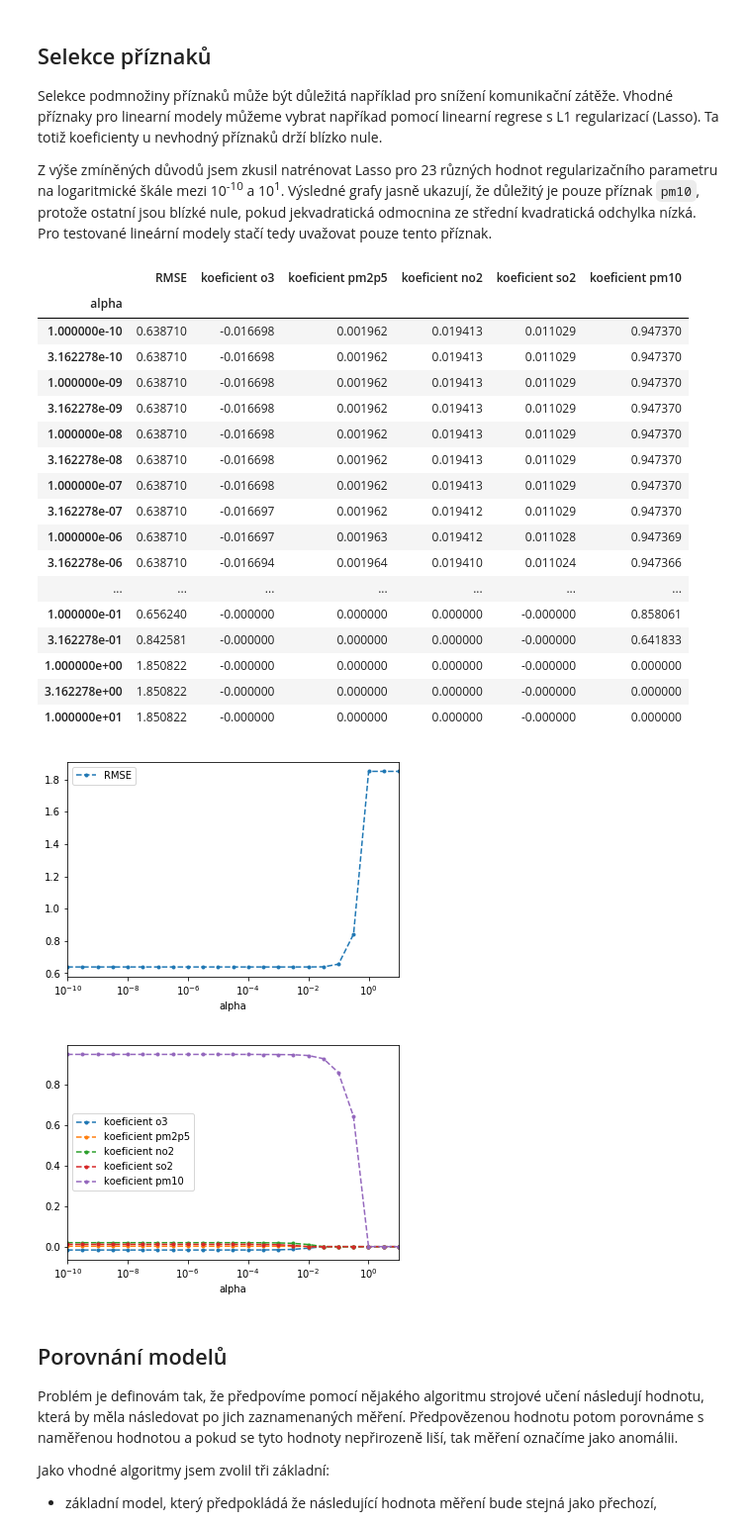
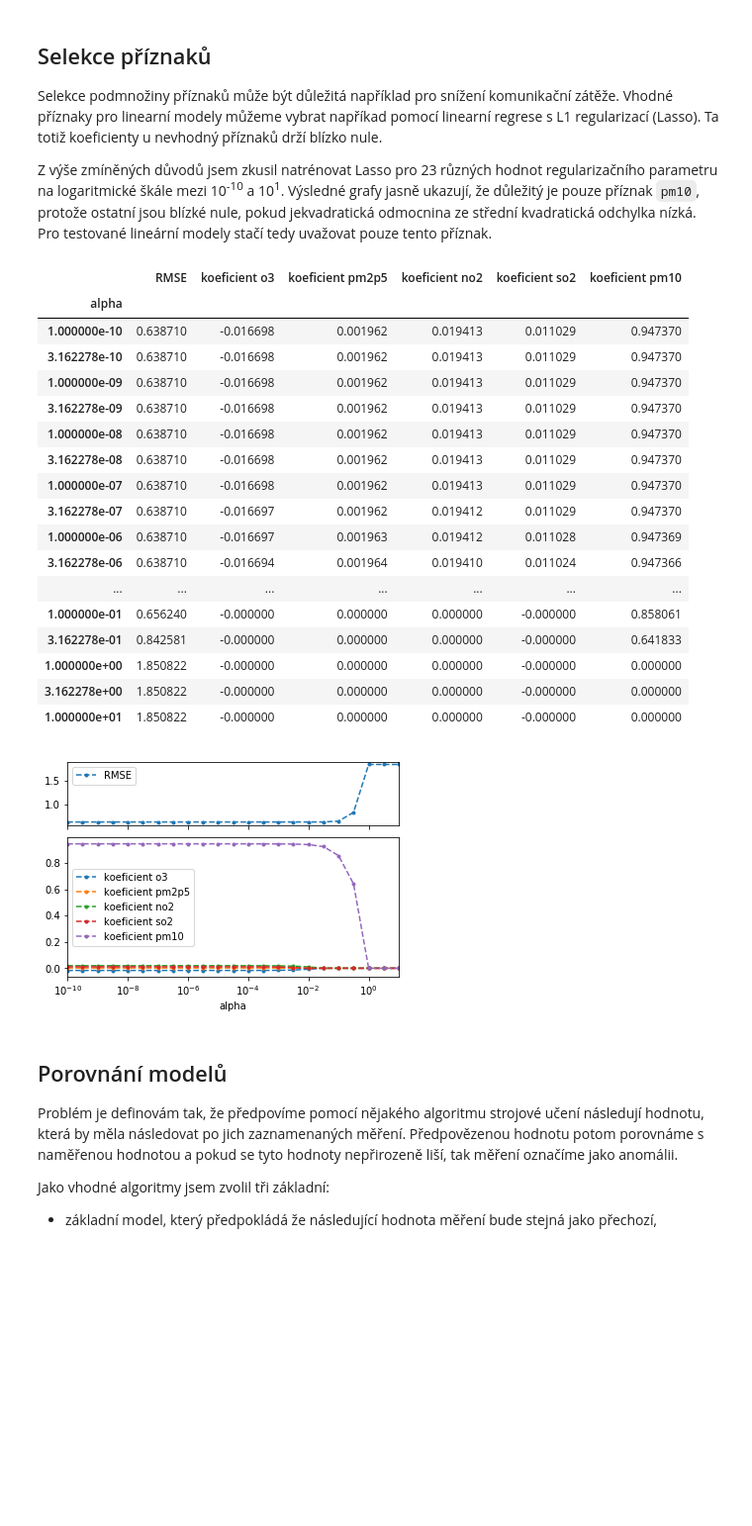
Before and after one commit to podondra/lampy, a Jupyter notebook: analyza.ipynb, the cells around one changed output. Shown at 99% size. Drawn from its saved outputs; the diff is of its cells as text; code cells hidden in the pictures; blank space fills up the shorter version.

```diff
--- a/analyza.ipynb
+++ b/analyza.ipynb
@@ -279,37 +287,43 @@ lasso_stats.index.name = 'alpha'
 
 for alpha in alphas:
     lasso = linear_model.Lasso(alpha=alpha)
     lasso.fit(X_tr_all, y_tr)
 
     y_pred = lasso.predict(X_val_all)
 
     lasso_rmse = metrics.rmse(y_val, y_pred)
     lasso_stats.loc[alpha] = (lasso_rmse, *lasso.coef_)
 
-lasso_stats.plot(y='RMSE', logx=True, style='.--');
-lasso_stats.plot(y=columns[1:], logx=True, style='.--')
+fig = plt.figure()
+gs = fig.add_gridspec(3, 1)
+ax1 = fig.add_subplot(gs[0, :])
+ax2 = fig.add_subplot(gs[1:, :])
+lasso_stats.plot(ax=ax1, y='RMSE', logx=True, style='.--')
+ax1.set_xlabel('')
+ax1.set_xticklabels([])
+lasso_stats.plot(ax=ax2, y=columns[1:], logx=True, style='.--')
+plt.savefig('img/feature_selection.svg')
 lasso_stats
 # %% [output]
 |  | RMSE | koeficient o3 | koeficient pm2p5 | koeficient no2 | koeficient so2 | koeficient pm10 |
 | alpha |  |  |  |  |  |  |
 | 1.000000e-10 | 0.638710 | -0.016698 | 0.001962 | 0.019413 | 0.011029 | 0.947370 |
 | 3.162278e-10 | 0.638710 | -0.016698 | 0.001962 | 0.019413 | 0.011029 | 0.947370 |
 | 1.000000e-09 | 0.638710 | -0.016698 | 0.001962 | 0.019413 | 0.011029 | 0.947370 |
 | 3.162278e-09 | 0.638710 | -0.016698 | 0.001962 | 0.019413 | 0.011029 | 0.947370 |
 | 1.000000e-08 | 0.638710 | -0.016698 | 0.001962 | 0.019413 | 0.011029 | 0.947370 |
 | 3.162278e-08 | 0.638710 | -0.016698 | 0.001962 | 0.019413 | 0.011029 | 0.947370 |
 | 1.000000e-07 | 0.638710 | -0.016698 | 0.001962 | 0.019413 | 0.011029 | 0.947370 |
 | 3.162278e-07 | 0.638710 | -0.016697 | 0.001962 | 0.019412 | 0.011029 | 0.947370 |
 | 1.000000e-06 | 0.638710 | -0.016697 | 0.001963 | 0.019412 | 0.011028 | 0.947369 |
 | 3.162278e-06 | 0.638710 | -0.016694 | 0.001964 | 0.019410 | 0.011024 | 0.947366 |
 | ... | ... | ... | ... | ... | ... | ... |
 | 1.000000e-01 | 0.656240 | -0.000000 | 0.000000 | 0.000000 | -0.000000 | 0.858061 |
 | 3.162278e-01 | 0.842581 | -0.000000 | 0.000000 | 0.000000 | -0.000000 | 0.641833 |
 | 1.000000e+00 | 1.850822 | -0.000000 | 0.000000 | 0.000000 | -0.000000 | 0.000000 |
 | 3.162278e+00 | 1.850822 | -0.000000 | 0.000000 | 0.000000 | -0.000000 | 0.000000 |
 | 1.000000e+01 | 1.850822 | -0.000000 | 0.000000 | 0.000000 | -0.000000 | 0.000000 |
-[figure, old version]
+[figure, new version]
-[figure, removed]
 # %%
 target_index = np.where(train_data.columns == 'pm10')[0][0]
 X_tr = X_scaler.fit_transform(X_tr_raw[:, [target_index]])
```
Also changed, not shown: parts of 21 cells of this notebook, 18 other files.
